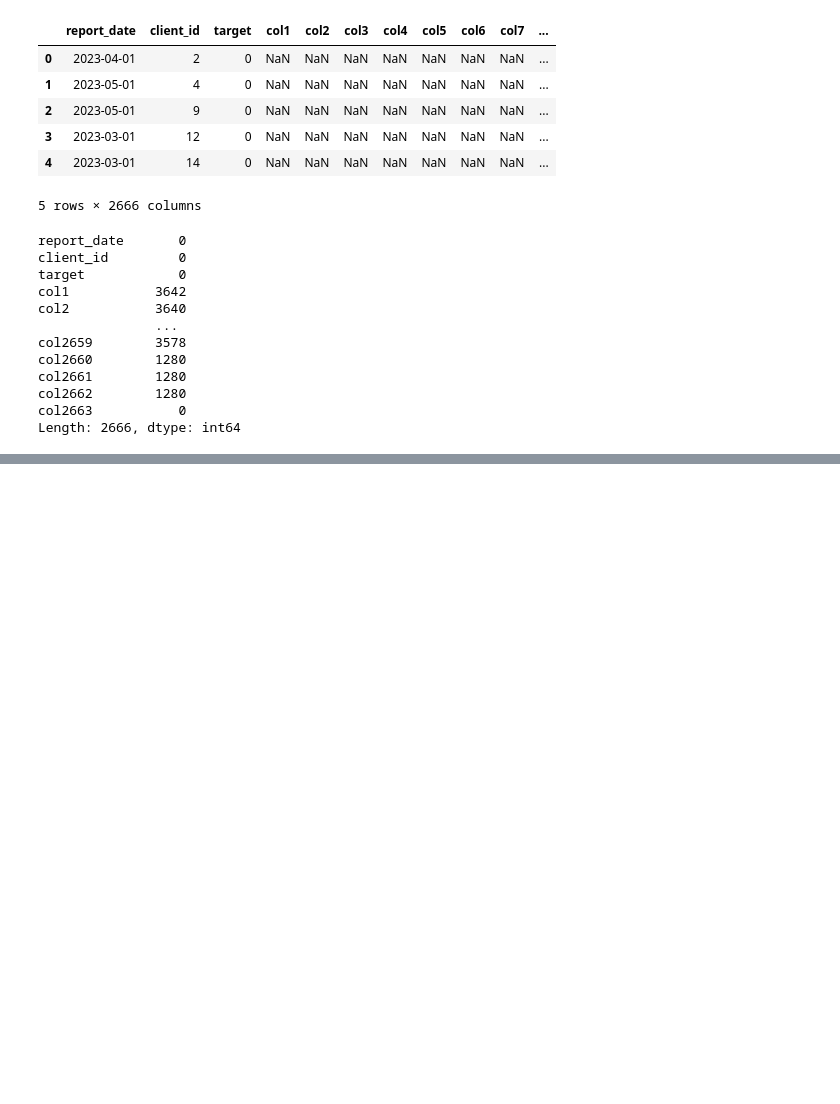
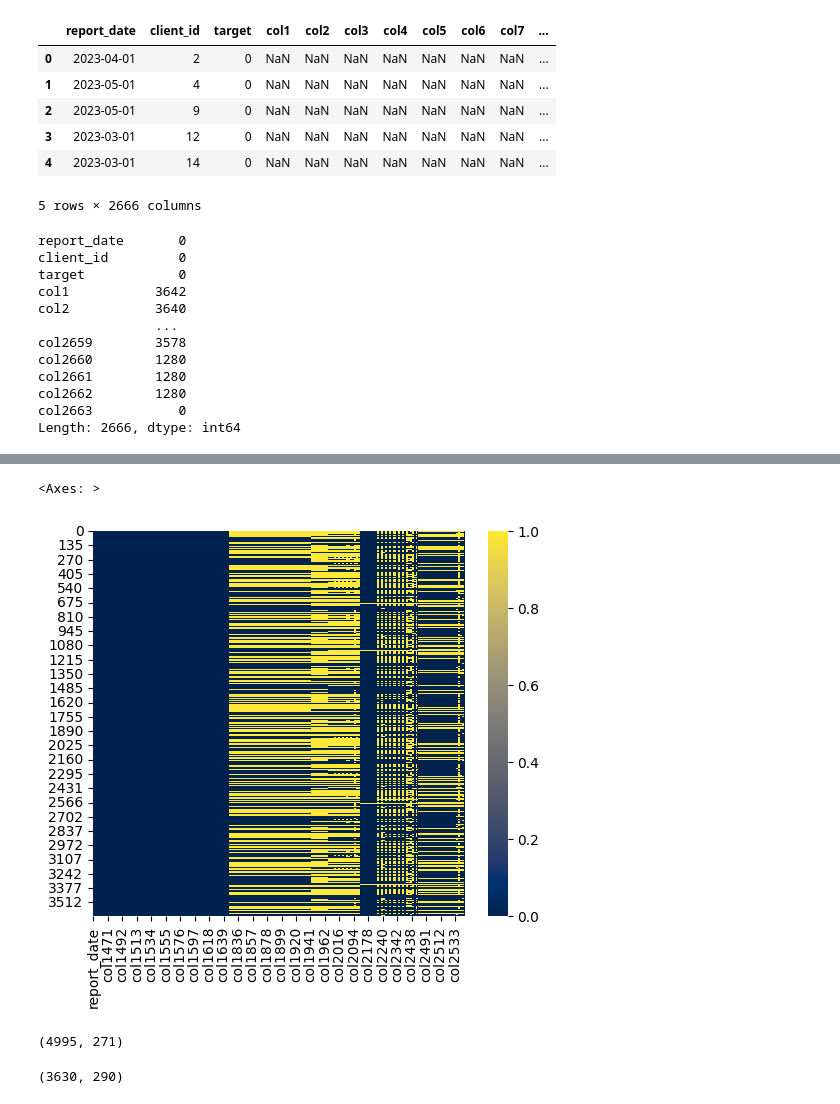
Before and after one commit to cryzzone/intensive_two, a Jupyter notebook: final/Кейс__Самолёт_.ipynb, the cells around one changed output, grey strips where cells are left out. Saved outputs shown, nothing was run; the diff lists cells and outputs as text; code cells hidden in the pictures; blank space fills up the shorter version.

```diff
--- a/final/Кейс__Самолёт_.ipynb
+++ b/final/Кейс__Самолёт_.ipynb
@@ -500,0 +142,6 @@ dtype: int64
+# %%
+plt.figure(figsize=(6, 5))
+sns.heatmap(test_count.isnull(), cmap='cividis')
+# %% [output]
+<Axes: >
+[figure, added]
@@ -500,0 +178,24 @@ dtype: int64
+# %%
+def del_duble(train_sort):
+  unique_columns = []
+  for column in train_sort.columns:
+    if not any(train_sort[column].equals(train_sort[col]) for col in unique_columns):
+      unique_columns.append(column)
+  return train_sort[unique_columns]
+
+train_sort = del_duble(train_sort)
+print(train_sort.shape)
+# %% [output]
+(4995, 271)
+# %%
+def del_duble(test_sort):
+  unique_columns = []
+  for column in test_sort.columns:
+    if not any(test_sort[column].equals(test_sort[col]) for col in unique_columns):
+      unique_columns.append(column)
+  return test_sort[unique_columns]
+
+test_sort = del_duble(test_sort)
+print(test_sort.shape)
+# %% [output]
+(3630, 290)
```
Also changed, not shown: parts of 54 cells of this notebook.
